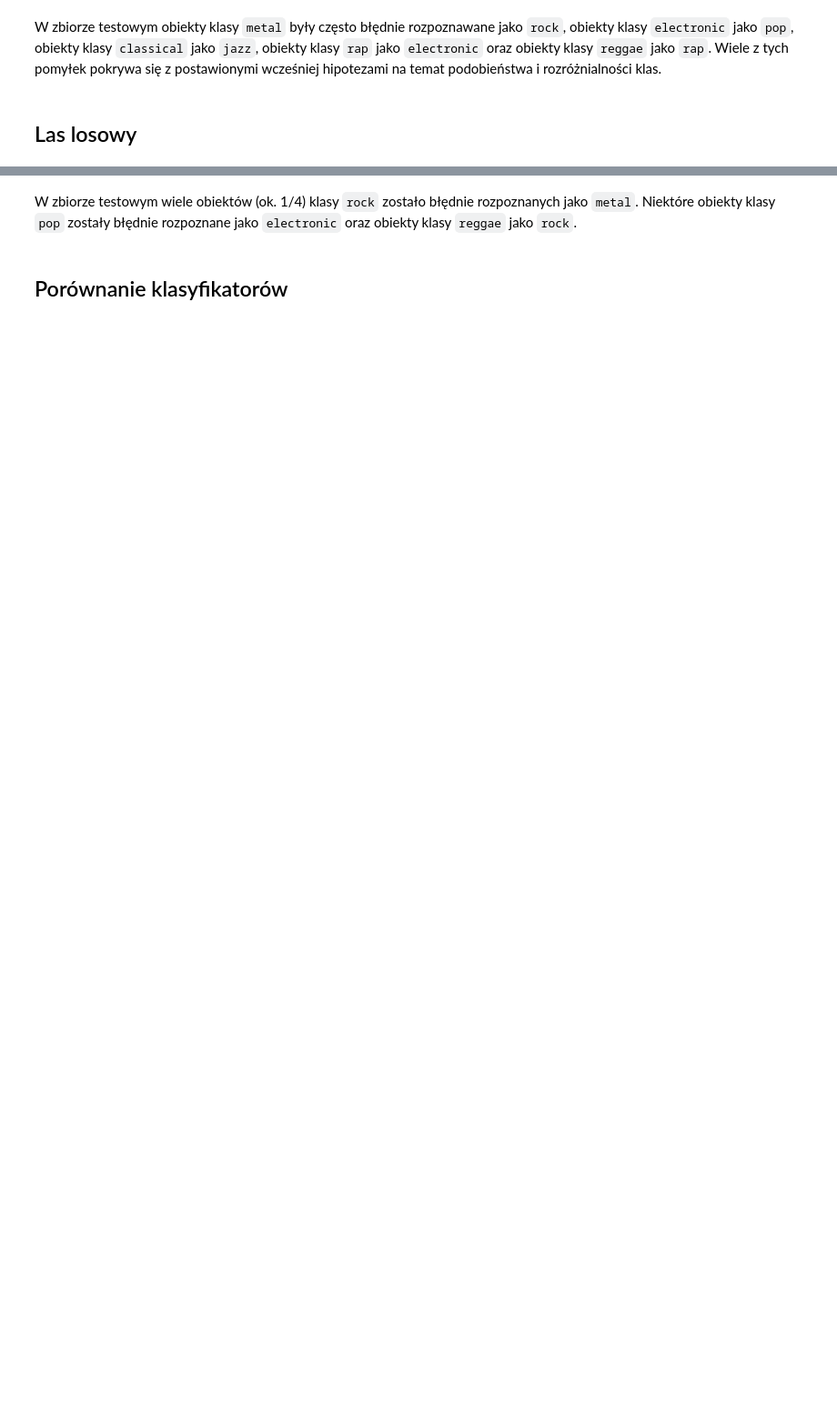
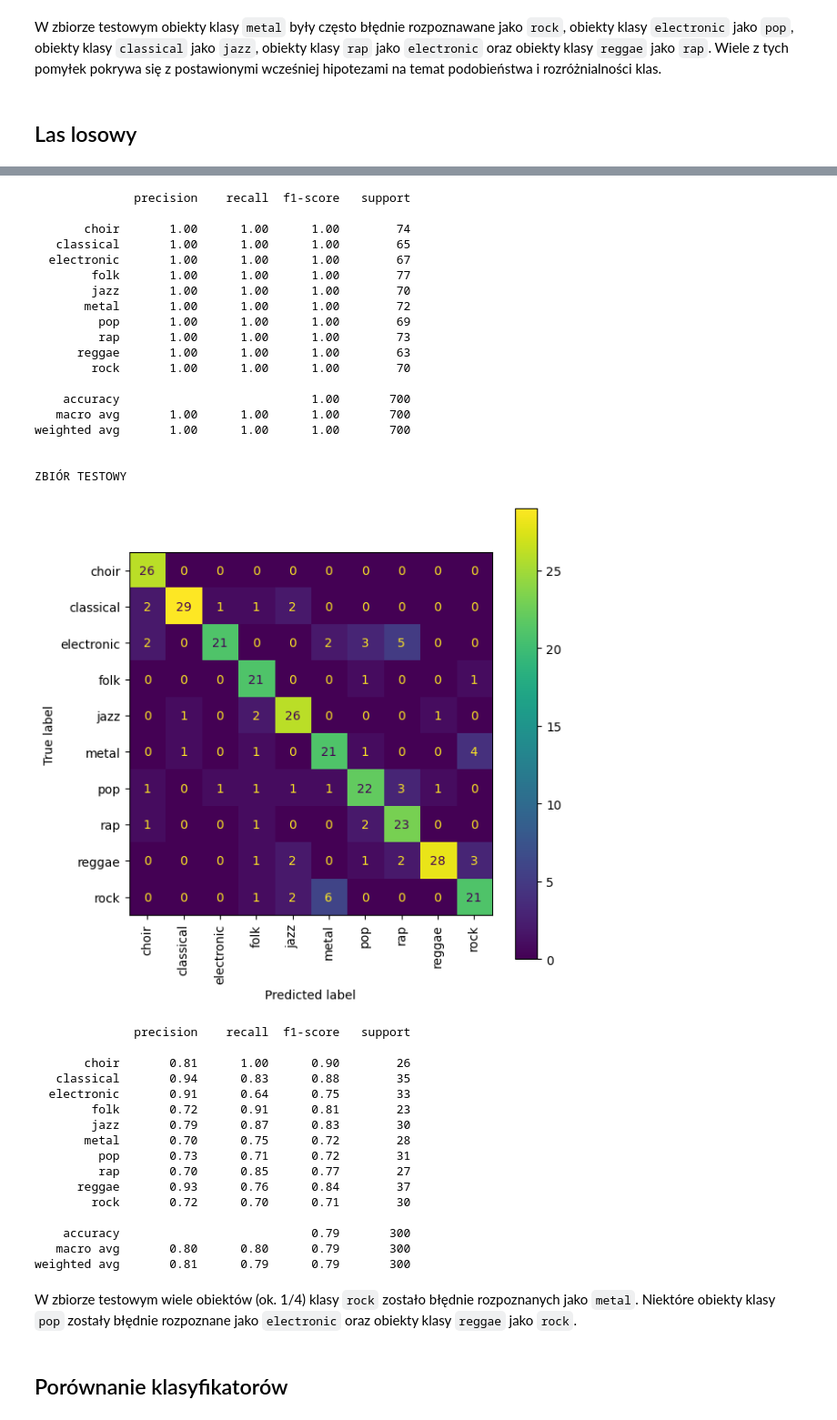
Before and after one commit to lamachan/music_genre_classification, a Jupyter notebook: classification_models.ipynb, the cells around one changed output, grey strips where cells are left out. Shown at 91% size. Cells and saved outputs as stored; diff of their text form; code cells hidden in the pictures; blank space fills up the shorter version.

```diff
--- a/classification_models.ipynb
+++ b/classification_models.ipynb
@@ -326,0 +297,4 @@ weighted avg       0.83      0.82      0.82       300
+# %%
+random_forest_model = RandomForestClassifier(n_estimators=200, random_state=10)
+train_verify_model(random_forest_model, df_div, verbose=True);
+# %% [output]
@@ -327,3 +303,39 @@ weighted avg       0.83      0.82      0.82       300
+              precision    recall  f1-score   support
+
+       choir       1.00      1.00      1.00        74
+   classical       1.00      1.00      1.00        65
+  electronic       1.00      1.00      1.00        67
+        folk       1.00      1.00      1.00        77
+        jazz       1.00      1.00      1.00        70
+       metal       1.00      1.00      1.00        72
+         pop       1.00      1.00      1.00        69
+         rap       1.00      1.00      1.00        73
+      reggae       1.00      1.00      1.00        63
+        rock       1.00      1.00      1.00        70
+
+    accuracy                           1.00       700
+   macro avg       1.00      1.00      1.00       700
+weighted avg       1.00      1.00      1.00       700
+
+
+ZBIÓR TESTOWY
+[figure, added]
+              precision    recall  f1-score   support
+
+       choir       0.81      1.00      0.90        26
+   classical       0.94      0.83      0.88        35
+  electronic       0.91      0.64      0.75        33
+        folk       0.72      0.91      0.81        23
+        jazz       0.79      0.87      0.83        30
+       metal       0.70      0.75      0.72        28
+         pop       0.73      0.71      0.72        31
+         rap       0.70      0.85      0.77        27
+      reggae       0.93      0.76      0.84        37
+        rock       0.72      0.70      0.71        30
+
+    accuracy                           0.79       300
+   macro avg       0.80      0.80      0.79       300
+weighted avg       0.81      0.79      0.79       300
 # %% [markdown]
 W zbiorze testowym wiele obiektów (ok. 1/4) klasy `rock` zostało błędnie rozpoznanych jako `metal`. Niektóre obiekty klasy `pop` zostały błędnie rozpoznane jako `electronic` oraz obiekty klasy `reggae` jako `rock`.
 # %%
```
Also changed, not shown: parts of 23 cells of this notebook, 9 other files.
